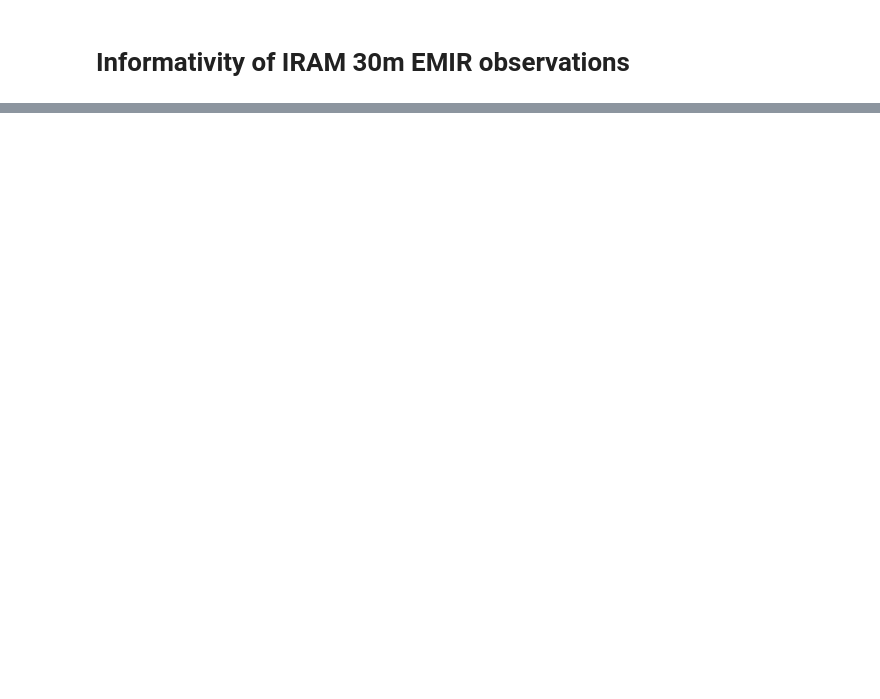
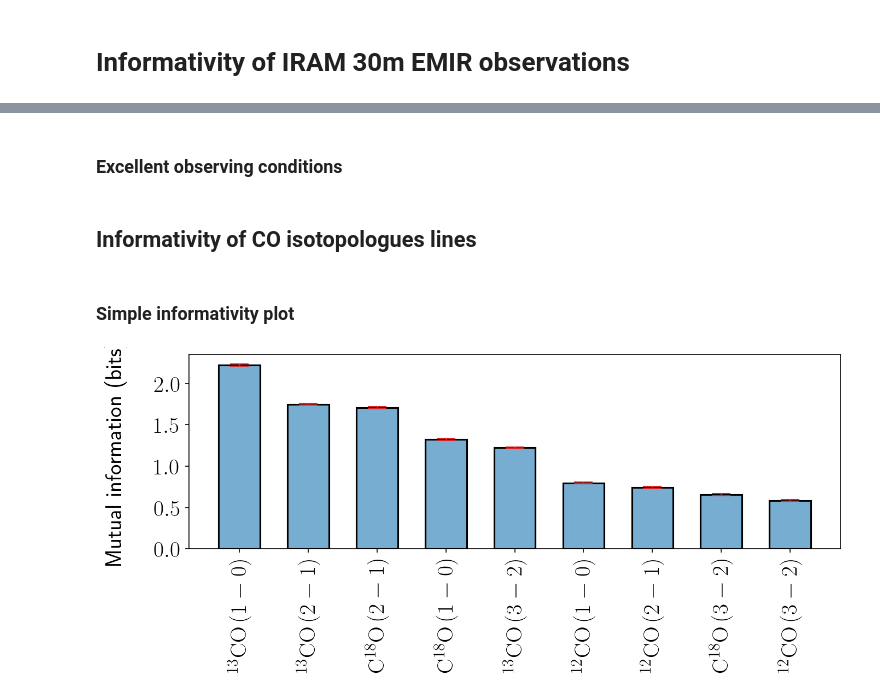
Before and after one commit to einigl/iram-30m-emir-obs-info, a Jupyter notebook: examples/informativity.ipynb, the cells around one changed output, grey strips where cells are left out. Saved outputs shown, nothing was run; the diff lists cells and outputs as text; code cells hidden in the pictures; blank space fills up the shorter version.

```diff
--- a/examples/informativity.ipynb
+++ b/examples/informativity.ipynb
@@ -50,0 +39,7 @@ plt.show()
+# %%
+with open(os.path.join("informativity", "regimes.yaml"), 'r') as f:
+    regimes = yaml.safe_load(f)
+
+print("Physical regimes")
+for name, desc in regimes.items():
+    print(f"{name}: {desc}")
@@ -50,0 +73,4 @@ plt.show()
+# %%
+lines = instrument.available_lines(["co", "13c_o", "c_18o"])
+lines.sort()
+lines
@@ -50,0 +90,3 @@ plt.show()
+# %%
+lines = [line for line in lines if "v1" not in line]
+lines
@@ -50,0 +107,13 @@ plt.show()
+# %%
+infobs = Infobs(
+    instrument,
+    n_samples,
+    samplers,
+    obstime=30
+)
+
+infobs.set_path(
+    os.path.join("informativity", "data")
+)
+
+infobs.set_regimes(regimes)
@@ -50,0 +135,2 @@ plt.show()
+# %% [markdown]
+### Excellent observing conditions
@@ -50,0 +150,19 @@ plt.show()
+# %% [markdown]
+## Informativity of CO isotopologues lines
+# %% [markdown]
+### Simple informativity plot
+# %%
+plt.figure(figsize=(1.6*6.4, 1.6*0.4*4.8), dpi=150)
+
+infobs.plot_info_bars(
+    lines,
+    "Av",
+    restriction="all",
+    errorbars=True,
+    nfirst=None,
+    display_transitions=True
+)
+
+plt.show()
+# %% [output]
+[figure, added]
```
Also changed, not shown: parts of 49 cells of this notebook, 7 other files.
